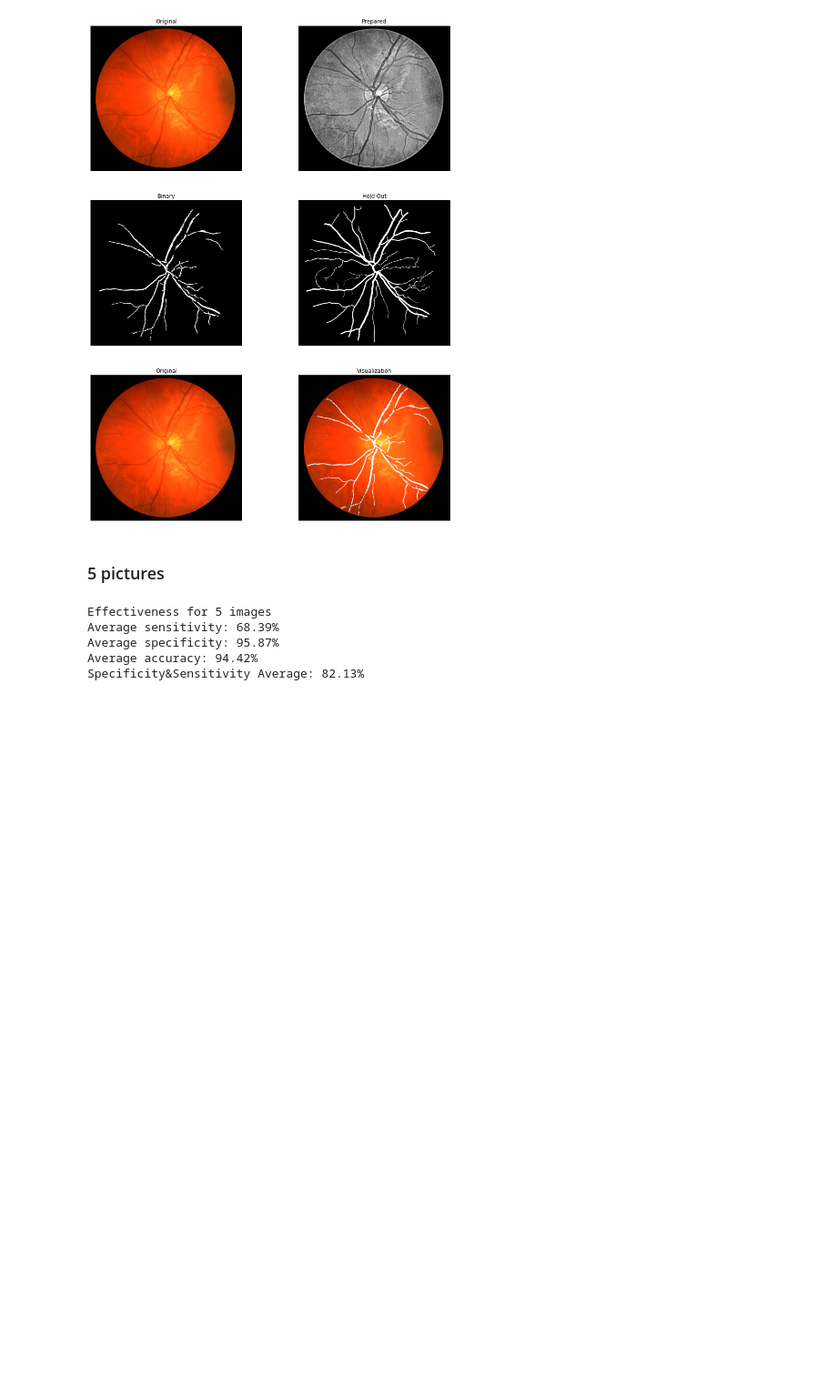
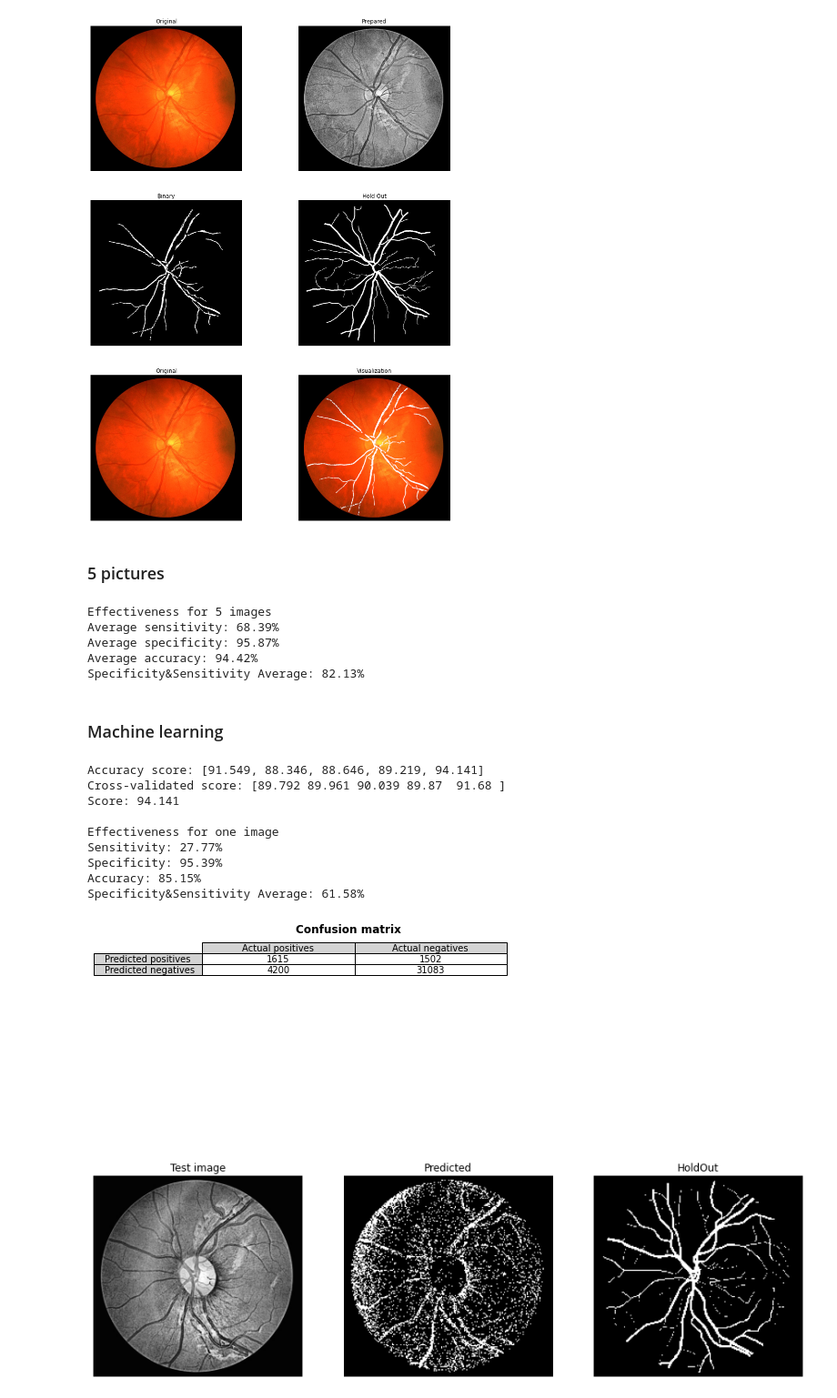
Before and after one commit to Tobias2705/IWM-Projects, a Jupyter notebook: SiatkówkaOka/Main_Program.ipynb, the cells around one changed output. Shown at 91% size. Drawn from its saved outputs; the diff is of its cells as text; code cells hidden in the pictures; blank space fills up the shorter version.

Commit message:
Machine Learning

```diff
--- a/SiatkówkaOka/Main_Program.ipynb
+++ b/SiatkówkaOka/Main_Program.ipynb
@@ -45,3 +47,26 @@ Average sensitivity: 68.39%
 Average specificity: 95.87%
 Average accuracy: 94.42%
 Specificity&Sensitivity Average: 82.13%
+# %% [markdown]
+### Machine learning
+# %%
+image2 = IMG.Image()
+image2.imageProcess(paths[3],hoPaths[3])
+
+Tree = Training.Classifier(image.prepared, image.holdOut)
+Tree.testing(image2.prepared,image2.holdOut)
+
+Effect.checkEffectiveness(Tree.predicted.reshape(192, 200), Tree.target_test.reshape(192, 200))
+Tree.show3(image2.prepared)
+# %% [output]
+Accuracy score: [91.549, 88.346, 88.646, 89.219, 94.141]
+Cross-validated score: [89.792 89.961 90.039 89.87  91.68 ]
+Score: 94.141
+
+Effectiveness for one image
+Sensitivity: 27.77%
+Specificity: 95.39%
+Accuracy: 85.15%
+Specificity&Sensitivity Average: 61.58%
+[figure, added]
+[figure, added]
```
Also changed, not shown: parts of 1 cell of this notebook, 3 other files.
